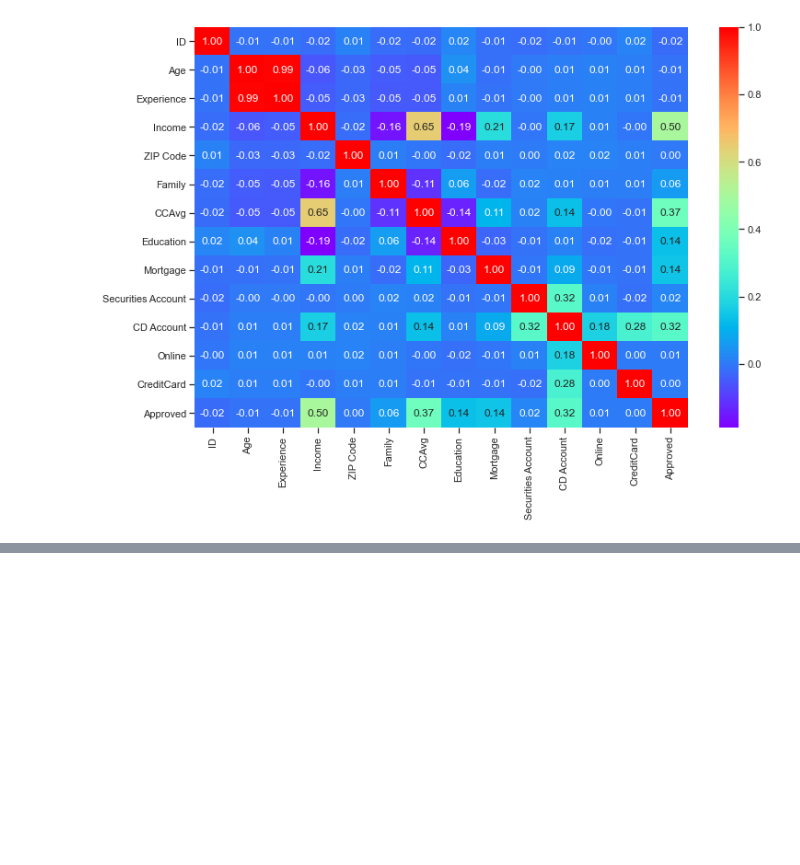
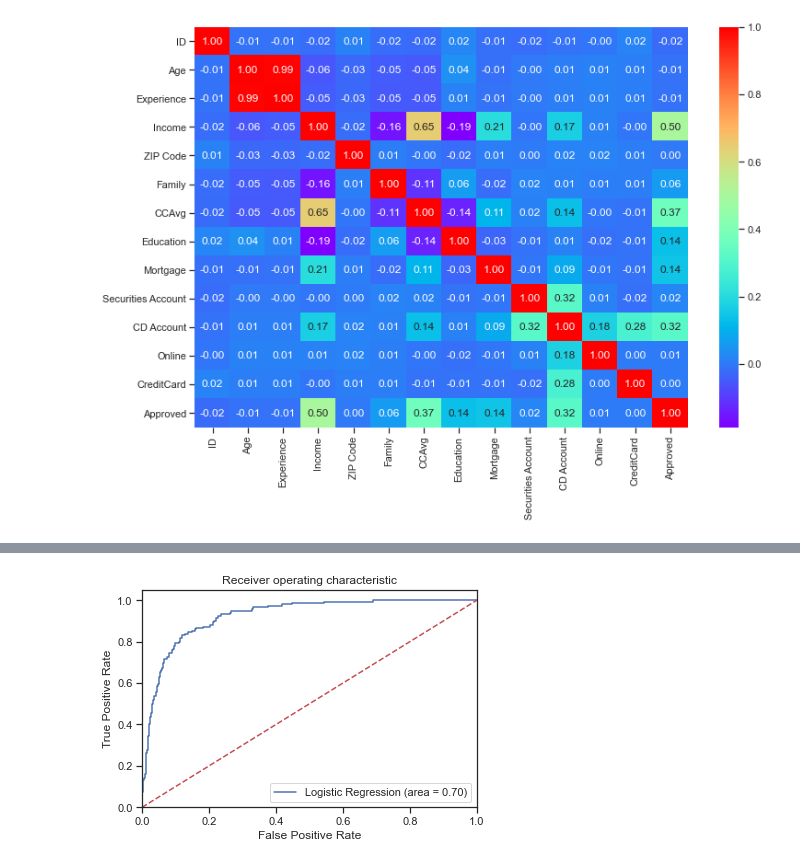
Before and after one commit to tewks18/AIMLClass, a Jupyter notebook: Project 2/Tewksbury Project 2.ipynb, the cells around one changed output, grey strips where cells are left out. Drawn from its saved outputs; the diff is of its cells as text; code cells hidden in the pictures; blank space fills up the shorter version.

```diff
--- a/Project 2/Tewksbury Project 2.ipynb
+++ b/Project 2/Tewksbury Project 2.ipynb
@@ -204,0 +248,24 @@ X_train, X_test, Y_train, Y_test = train_test_split(X, Y, test_size=0.30 , rando
+# %%
+from sklearn import metrics
+from sklearn.metrics import confusion_matrix, recall_score, precision_score, f1_score, roc_auc_score,accuracy_score
+from sklearn.linear_model import LogisticRegression
+
+
+logreg = LogisticRegression(random_state=4294967295,fit_intercept=False)
+logreg.fit(X_train, Y_train)
+
+from sklearn.linear_model import LogisticRegression
+print("Trainig accuracy",logreg.score(X_train,Y_train))
+print()
+print("Testing accuracy",logreg.score(X_test, Y_test))
+print()
+print('Confusion Matrix')
+#print(draw_cm(Y_test,Y_predict))
+print()
+print("Recall:",recall_score(Y_test,Y_predict))
+print()
+print("Precision:",precision_score(Y_test,Y_predict))
+print()
+print("F1 Score:",f1_score(Y_test,Y_predict))
+print()
+print("Roc Auc Score:",roc_auc_score(Y_test,Y_predict))
@@ -204,0 +293,21 @@ X_train, X_test, Y_train, Y_test = train_test_split(X, Y, test_size=0.30 , rando
+# %%
+
+#AUC ROC curve
+from sklearn.metrics import roc_auc_score
+from sklearn.metrics import roc_curve
+
+logit_roc_auc = roc_auc_score(Y_test, logreg.predict(X_test))
+fpr, tpr, thresholds = roc_curve(Y_test, logreg.predict_proba(X_test)[:,1])
+plt.figure()
+plt.plot(fpr, tpr, label='Logistic Regression (area = %0.2f)' % logit_roc_auc)
+plt.plot([0, 1], [0, 1],'r--')
+plt.xlim([0.0, 1.0])
+plt.ylim([0.0, 1.05])
+plt.xlabel('False Positive Rate')
+plt.ylabel('True Positive Rate')
+plt.title('Receiver operating characteristic')
+plt.legend(loc="lower right")
+plt.savefig('Log_ROC')
+plt.show()
+# %% [output]
+[figure, added]
```
Also changed, not shown: parts of 6 cells of this notebook.
